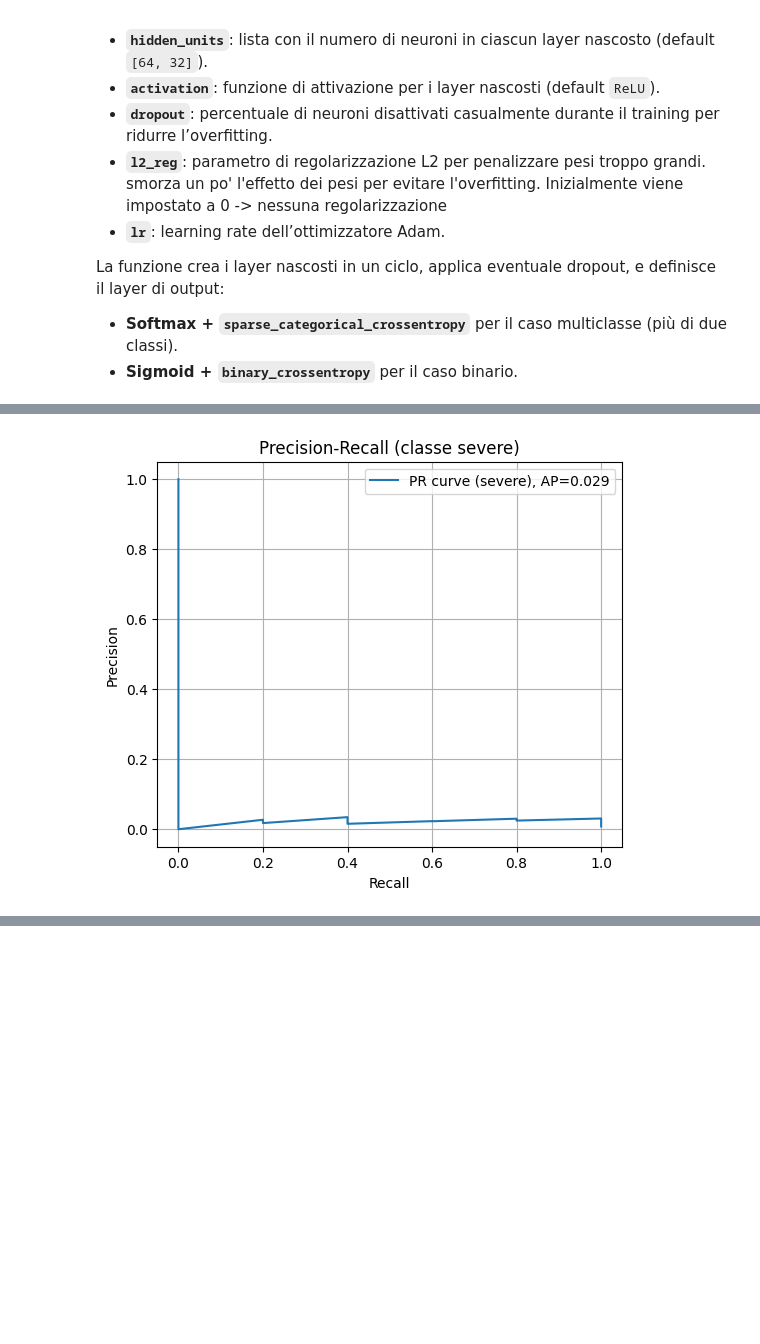
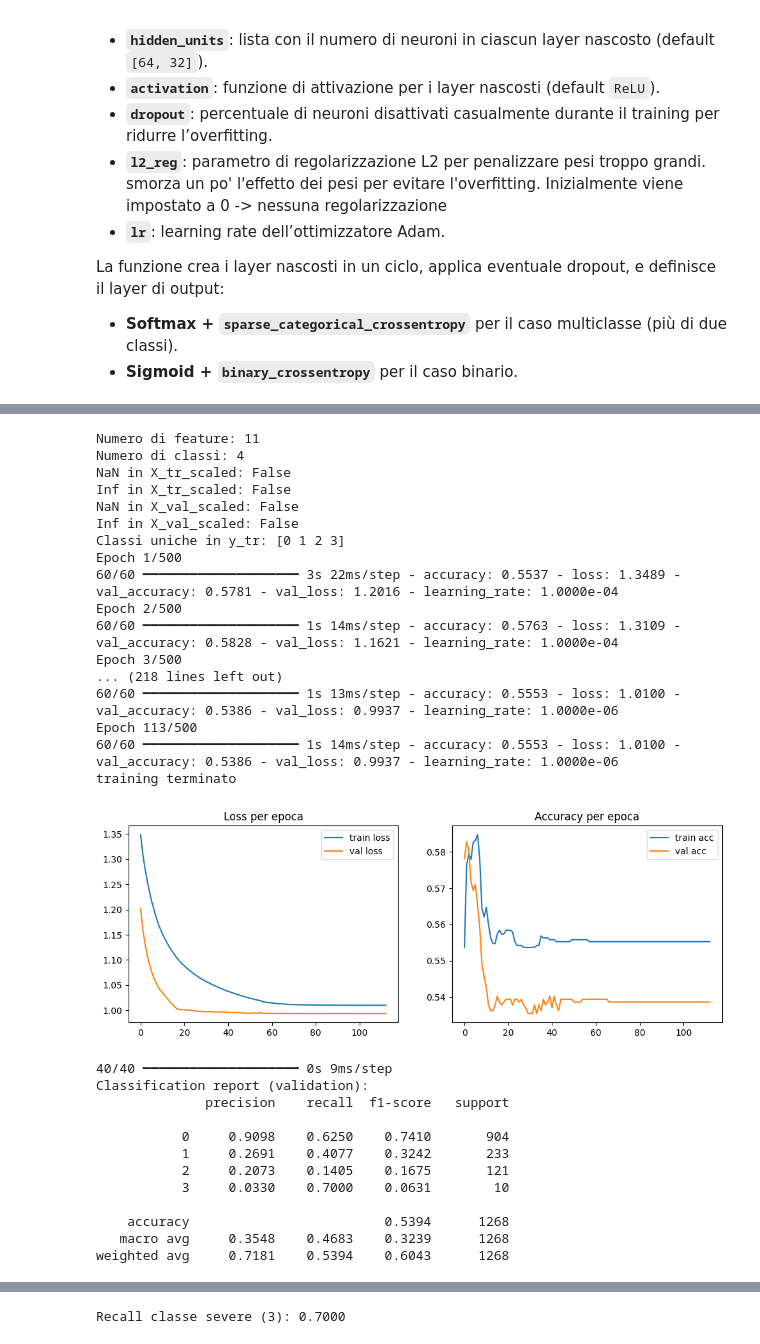
Before and after one commit to dadezz/ML_Problematic_Internet_Use, a Jupyter notebook: src/data_cleaning.ipynb, the cells around one changed output, grey strips where cells are left out. Saved outputs shown, nothing was run; the diff lists cells and outputs as text; code cells hidden in the pictures; blank space fills up the shorter version.

```diff
--- a/src/data_cleaning.ipynb
+++ b/src/data_cleaning.ipynb
@@ -919,13 +947,43 @@ Recall classe severe (3): 0.4000
-# %%
-if 3 in classes:
-    y_true_bin = (y_val == 3).astype(int)
-    y_scores_severe = y_val_pred_proba[:, 3]
-    prec, rec, thresh = precision_recall_curve(y_true_bin, y_scores_severe)
-    ap = average_precision_score(y_true_bin, y_scores_severe)
-    plt.figure(figsize=(6,5))
-    plt.plot(rec, prec, label=f'PR curve (severe), AP={ap:.3f}')
-    plt.xlabel('Recall'); plt.ylabel('Precision')
-    plt.title('Precision-Recall (classe severe)')
-    plt.legend(); plt.grid(); plt.show()
-# %% [output]
-[figure, removed]
+# %%
+n_features = X_tr_scaled.shape[1]
+print("Numero di feature:", n_features)
+print("Numero di classi:", num_classes)
+print("NaN in X_tr_scaled:", np.isnan(X_tr_scaled).any())
+print("Inf in X_tr_scaled:", np.isinf(X_tr_scaled).any())
+print("NaN in X_val_scaled:", np.isnan(X_val_scaled).any())
+print("Inf in X_val_scaled:", np.isinf(X_val_scaled).any())
+print("Classi uniche in y_tr:", np.unique(y_tr))
+
+# eseguiamo il modello con i parametri di default
+esegui_modello()
+# %% [output]
+Numero di feature: 11
+Numero di classi: 4
+NaN in X_tr_scaled: False
+Inf in X_tr_scaled: False
+NaN in X_val_scaled: False
+Inf in X_val_scaled: False
+Classi uniche in y_tr: [0 1 2 3]
+Epoch 1/500
+60/60 ━━━━━━━━━━━━━━━━━━━━ 3s 22ms/step - accuracy: 0.5537 - loss: 1.3489 - val_accuracy: 0.5781 - val_loss: 1.2016 - learning_rate: 1.0000e-04
+Epoch 2/500
+60/60 ━━━━━━━━━━━━━━━━━━━━ 1s 14ms/step - accuracy: 0.5763 - loss: 1.3109 - val_accuracy: 0.5828 - val_loss: 1.1621 - learning_rate: 1.0000e-04
+Epoch 3/500
+... (218 lines left out)
+60/60 ━━━━━━━━━━━━━━━━━━━━ 1s 13ms/step - accuracy: 0.5553 - loss: 1.0100 - val_accuracy: 0.5386 - val_loss: 0.9937 - learning_rate: 1.0000e-06
+Epoch 113/500
+60/60 ━━━━━━━━━━━━━━━━━━━━ 1s 14ms/step - accuracy: 0.5553 - loss: 1.0100 - val_accuracy: 0.5386 - val_loss: 0.9937 - learning_rate: 1.0000e-06
+training terminato
+[figure, added]
+40/40 ━━━━━━━━━━━━━━━━━━━━ 0s 9ms/step
+Classification report (validation):
+              precision    recall  f1-score   support
+
+           0     0.9098    0.6250    0.7410       904
+           1     0.2691    0.4077    0.3242       233
+           2     0.2073    0.1405    0.1675       121
+           3     0.0330    0.7000    0.0631        10
+
+    accuracy                         0.5394      1268
+   macro avg     0.3548    0.4683    0.3239      1268
+weighted avg     0.7181    0.5394    0.6043      1268
@@ -931,0 +991 @@ if 3 in classes:
+Recall classe severe (3): 0.7000
```
Also changed, not shown: parts of 33 cells of this notebook.
